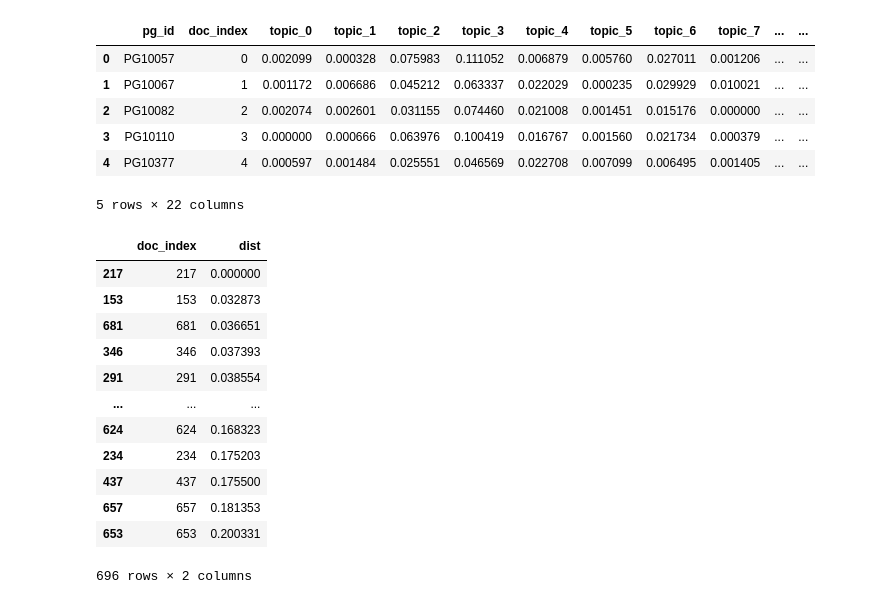
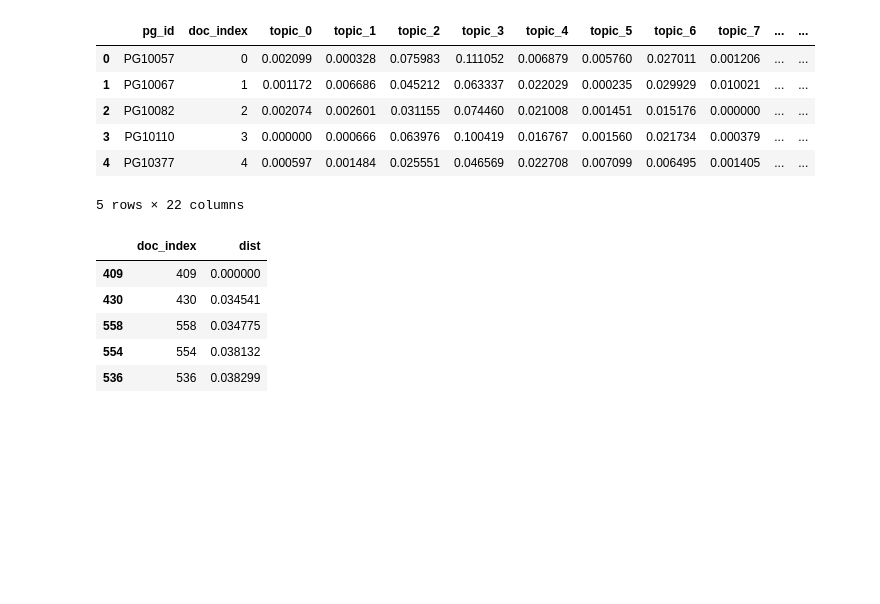
Before and after one commit to maggimckenzie/capstone_mm, a Jupyter notebook: notebooks/detective_and_mystery_lda04.ipynb, the cells around one changed output. Drawn from its saved outputs; the diff is of its cells as text; code cells hidden in the pictures; blank space fills up the shorter version.

```diff
--- a/notebooks/detective_and_mystery_lda04.ipynb
+++ b/notebooks/detective_and_mystery_lda04.ipynb
@@ -347,6 +350,6 @@ lda_model.save('../model_artifacts/model.lda04_chunks')
 # %%
 # Read the model back in
-model = gensim.models.ldamodel.LdaModel.load('../model_artifacts/model.lda04_chunks')
+model = gensim.models.ldamodel.LdaModel.load('../data/model_data/dm_lda_04/model.lda04')
 # %%
 # Look for additional stop words
 model.print_topics(num_words = 200)
@@ -603,5 +625,6 @@ topics_summary.head()
 # %%
-X_index = 217
+# Calculate euclidean distances for one book and output to a data frame
+X_index = 409
 X = np.array([topics_summary.iloc[X_index,2:]])
 #print(X)
 contents = []
@@ -612,18 +635,11 @@ for doc_index in range(len(topics_summary)):
     contents.append([doc_index, dist])
 doc_dist = pd.DataFrame(contents, columns = ['doc_index', 'dist'])
 # %%
-doc_dist.sort_values('dist')
+doc_dist.sort_values('dist').head()
 # %% [output]
 |  | doc_index | dist |
-| 217 | 217 | 0.000000 |
-| 153 | 153 | 0.032873 |
-| 681 | 681 | 0.036651 |
-| 346 | 346 | 0.037393 |
-| 291 | 291 | 0.038554 |
-| ... | ... | ... |
-| 624 | 624 | 0.168323 |
-| 234 | 234 | 0.175203 |
-| 437 | 437 | 0.175500 |
-| 657 | 657 | 0.181353 |
-| 653 | 653 | 0.200331 |
+| 409 | 409 | 0.000000 |
+| 430 | 430 | 0.034541 |
+| 558 | 558 | 0.034775 |
+| 554 | 554 | 0.038132 |
+| 536 | 536 | 0.038299 |
-696 rows × 2 columns
```
Also changed, not shown: parts of 16 cells of this notebook, 2 other files.
